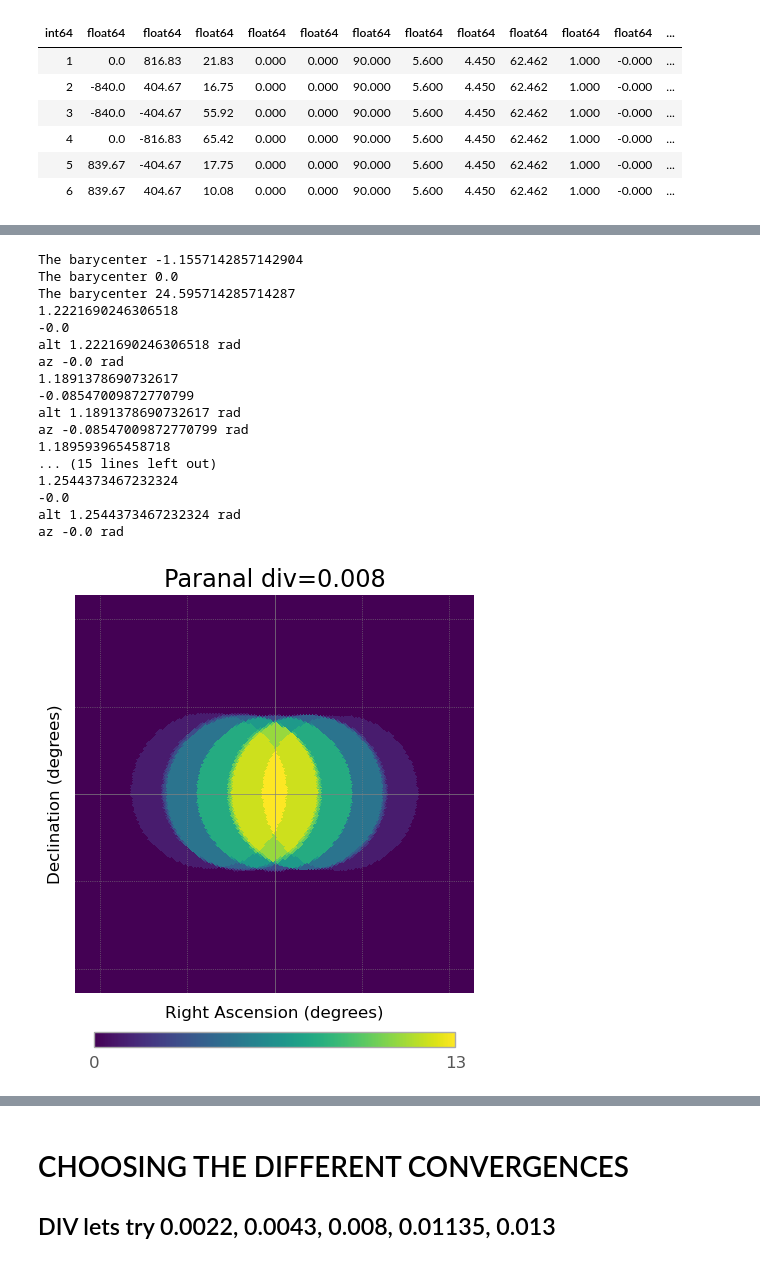
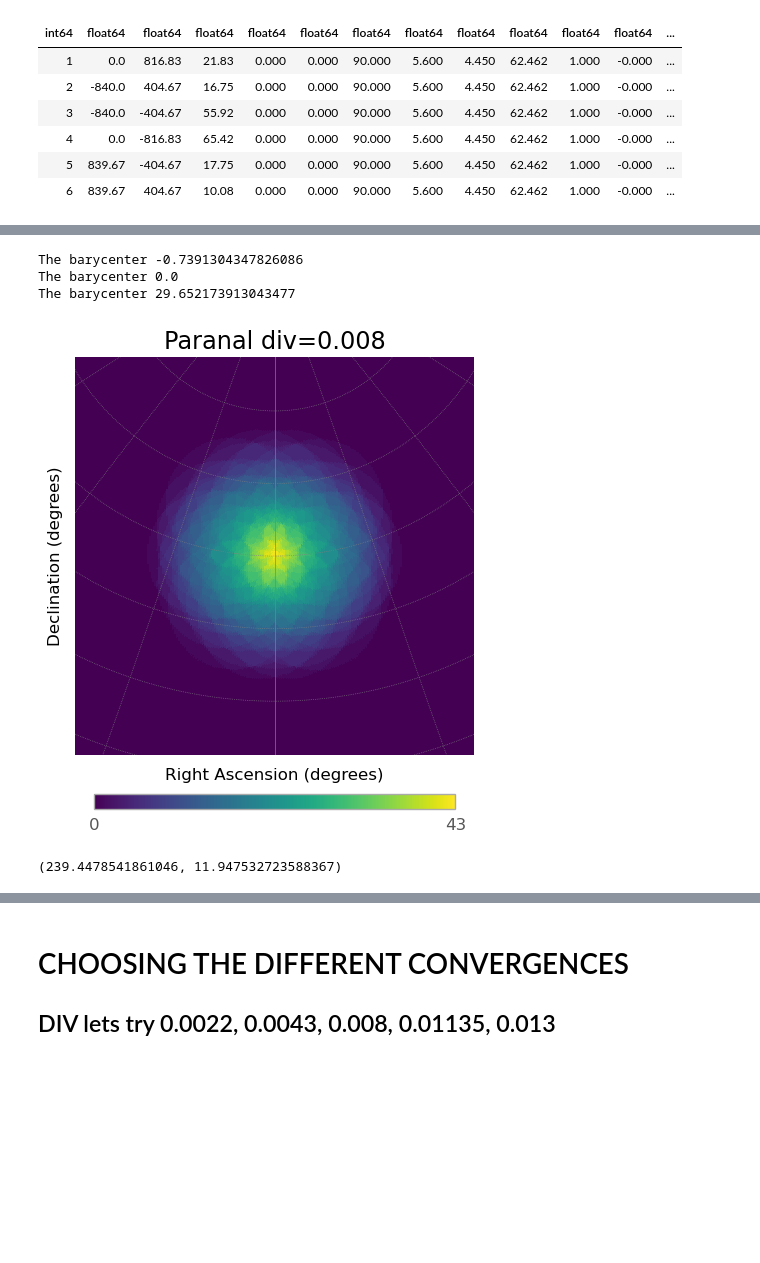
Before and after one commit to SamantaMorales/divtel, a Jupyter notebook: SST/BEST_SST_choosing_divergence_values.ipynb, the cells around one changed output, grey strips where cells are left out. Cells and saved outputs as stored; diff of their text form; code cells hidden in the pictures; blank space fills up the shorter version.

```diff
--- a/SST/BEST_SST_choosing_divergence_values.ipynb
+++ b/SST/BEST_SST_choosing_divergence_values.ipynb
@@ -475,25 +484,15 @@ Table length=46
 # %%
-array_div.divergent_pointing(div=0.008)
-complete_array.multiplicity_plot()
+full_array.divergent_pointing(div=0.008,az=0, alt=70)
+full_array.multiplicity_plot()
 # %% [output]
-The barycenter -1.1557142857142904
+The barycenter -0.7391304347826086
 The barycenter 0.0
-The barycenter 24.595714285714287
-1.2221690246306518
--0.0
-alt 1.2221690246306518 rad
-az -0.0 rad
-1.1891378690732617
--0.08547009872770799
-alt 1.1891378690732617 rad
-az -0.08547009872770799 rad
-1.189593965458718
-... (15 lines left out)
-1.2544373467232324
--0.0
-alt 1.2544373467232324 rad
-az -0.0 rad
+The barycenter 29.652173913043477
-[figure, old version]
+[figure, new version]
+# %%
+full_array.hFoV()
+# %% [output]
+(239.4478541861046, 11.947532723588367)
 # %%
 array_conv.divergent_pointing_2_div(complete_array=complete_array,tel_group_2=array_div, div1=0.002, div2=0.008, az=0, alt=70)
 array_conv.multiplicity_plot_2_div(array_div, subarray_mult_1=number_of_telescopes_config_SST_conv, subarray_mult_2=number_of_telescopes_config_SST_div)
```
Also changed, not shown: parts of 54 cells of this notebook, 2 other files.
